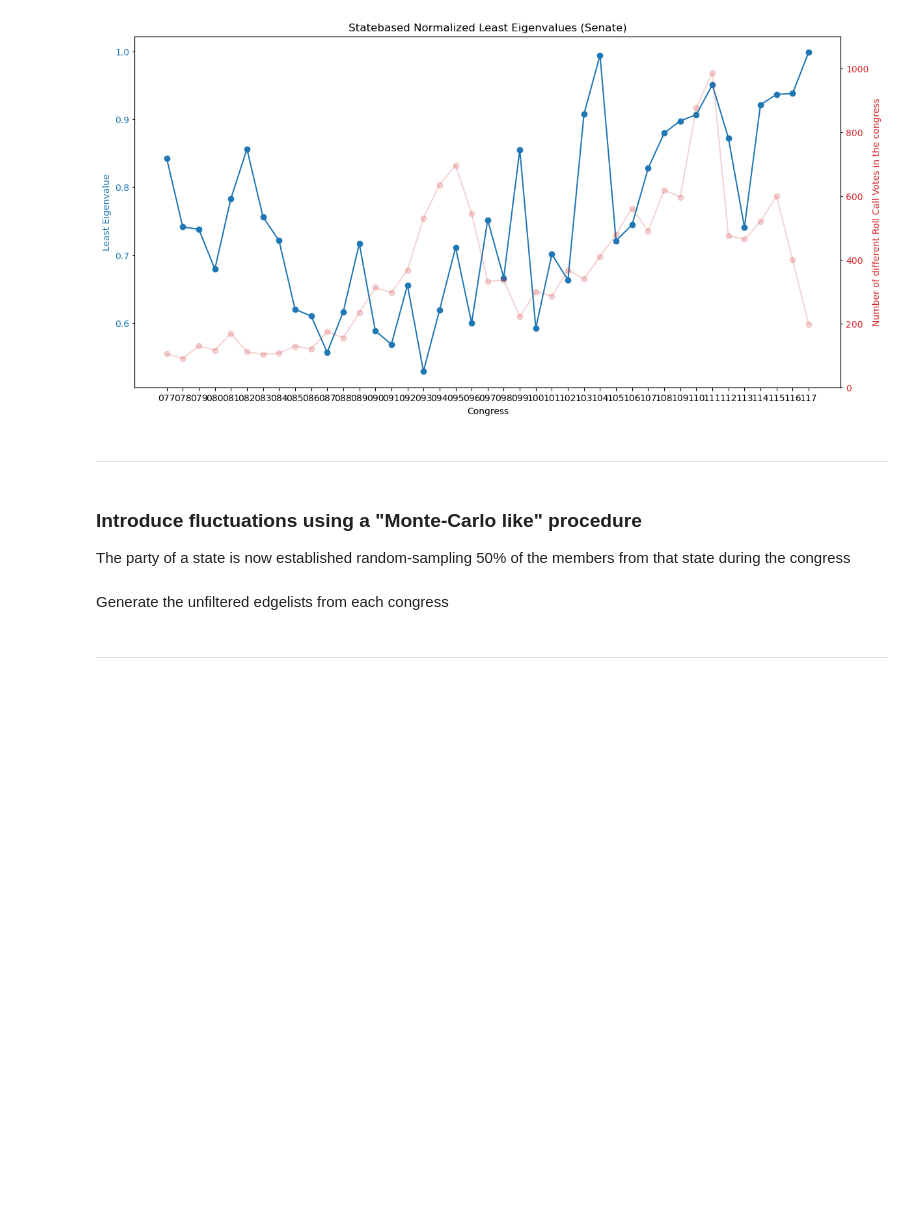
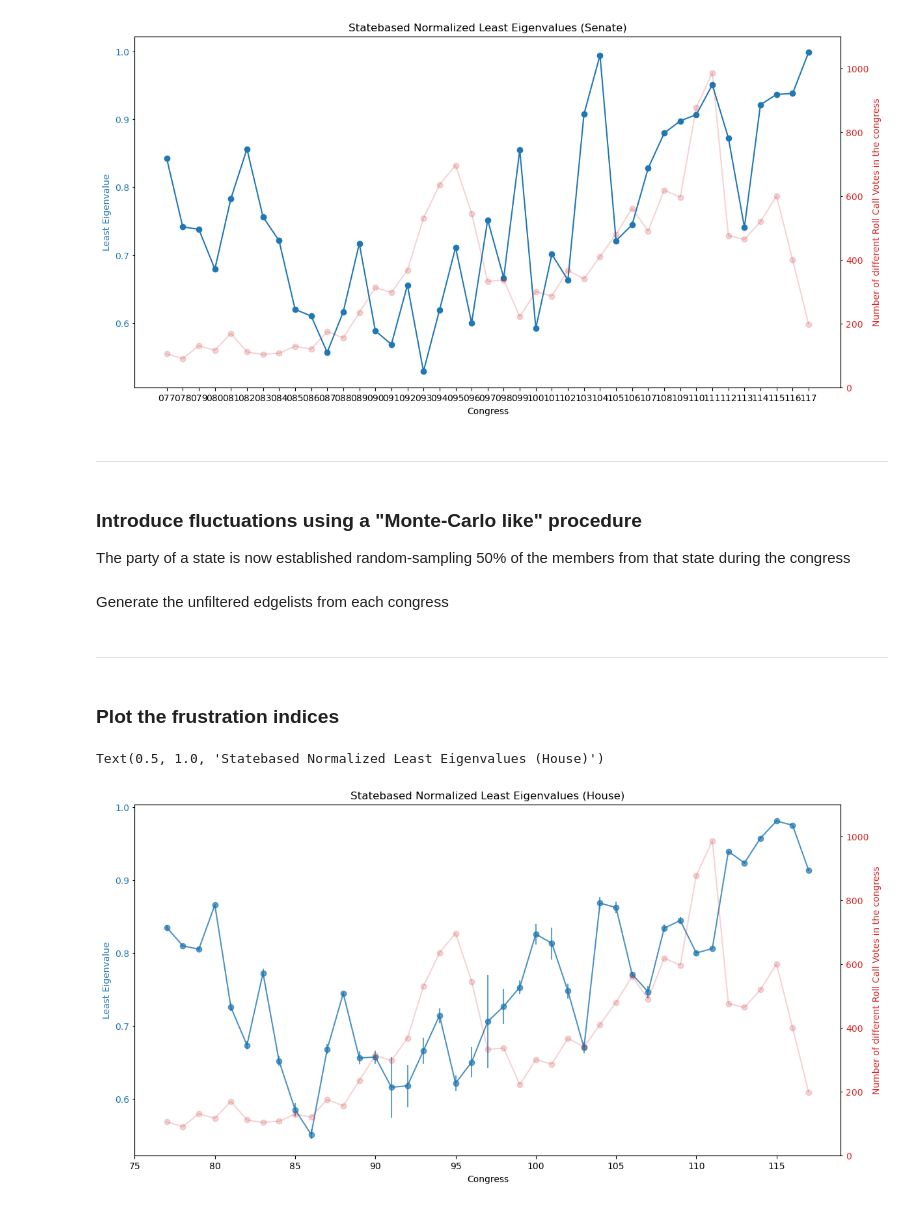
Before and after one commit to LeonardoAgasso/USA_Congress_SigNet, a Jupyter notebook: notebooks/statebased_frustrind_analysis.v2.ipynb, the cells around one changed output. Cells and saved outputs as stored; diff of their text form; code cells hidden in the pictures; blank space fills up the shorter version.

Commit message:
fixed statebased least eigenvalue plots

```diff
--- a/notebooks/statebased_frustrind_analysis.v2.ipynb
+++ b/notebooks/statebased_frustrind_analysis.v2.ipynb
@@ -448,3 +452,31 @@ for csv in tqdm(glob.glob(dataset_folder+'download_votes_merged_senate/*.csv')):
         results_senate[i, int(n_congress)-77] = compute_eigen(curr_edgelist_filtered)      # 77th is the first congress considered
 # %% [markdown]
 ________________________________________________________
+# %% [markdown]
+### Plot the frustration indices
+# %%
+# plot the results with the number of the congress on the x axis and the average value of the eigenvalue on the y axis, the standard deviation is the error bar. In the matrix results the rows are the simulations and the columns are the congresses.
+fig, ax1 = plt.subplots(figsize=(14, 7))
+
+color = 'tab:blue'
+ax1.set_xlabel('Congress')
+ax1.set_ylabel('Least Eigenvalue', color=color)
+ax1.plot(range(77, 118), np.mean(results_house, axis=0), '-', color=color, alpha=0.8)
+ax1.errorbar(range(77, 118), np.mean(results_house, axis=0), yerr=np.std(results_house, axis=0), fmt='o', color=color, alpha=0.7)
+ax1.tick_params(axis='y', labelcolor=color, size=2)
+
+# Create a second y-axis
+ax2 = ax1.twinx()
+
+n_votes_list_house = [n_votes_dic_house[str(x).zfill(3)] for x in range(77, 118)]
+color = 'tab:red'
+ax2.set_ylabel('Number of different Roll Call Votes in the congress', color=color)
+ax2.plot(range(77, 118), n_votes_list_house, 'o-', color=color, alpha=0.2)
+ax2.tick_params(axis='y', labelcolor=color, size=2)
+ax2.set_ylim([0, 1100])
+
+# set title
+plt.title('Statebased Normalized Least Eigenvalues (House)')
+# %% [output]
+Text(0.5, 1.0, 'Statebased Normalized Least Eigenvalues (House)')
+[figure, added]
```
Also changed, not shown: parts of 2 cells of this notebook.
